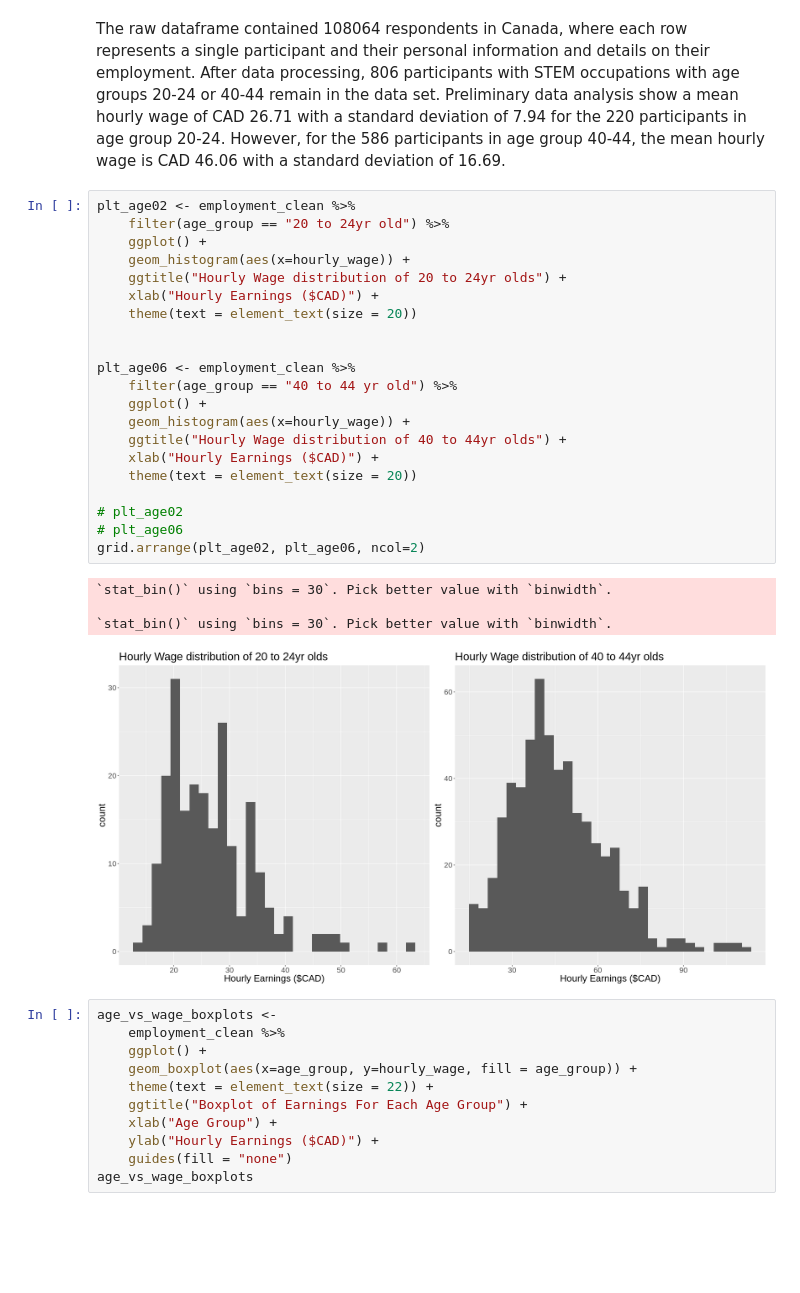
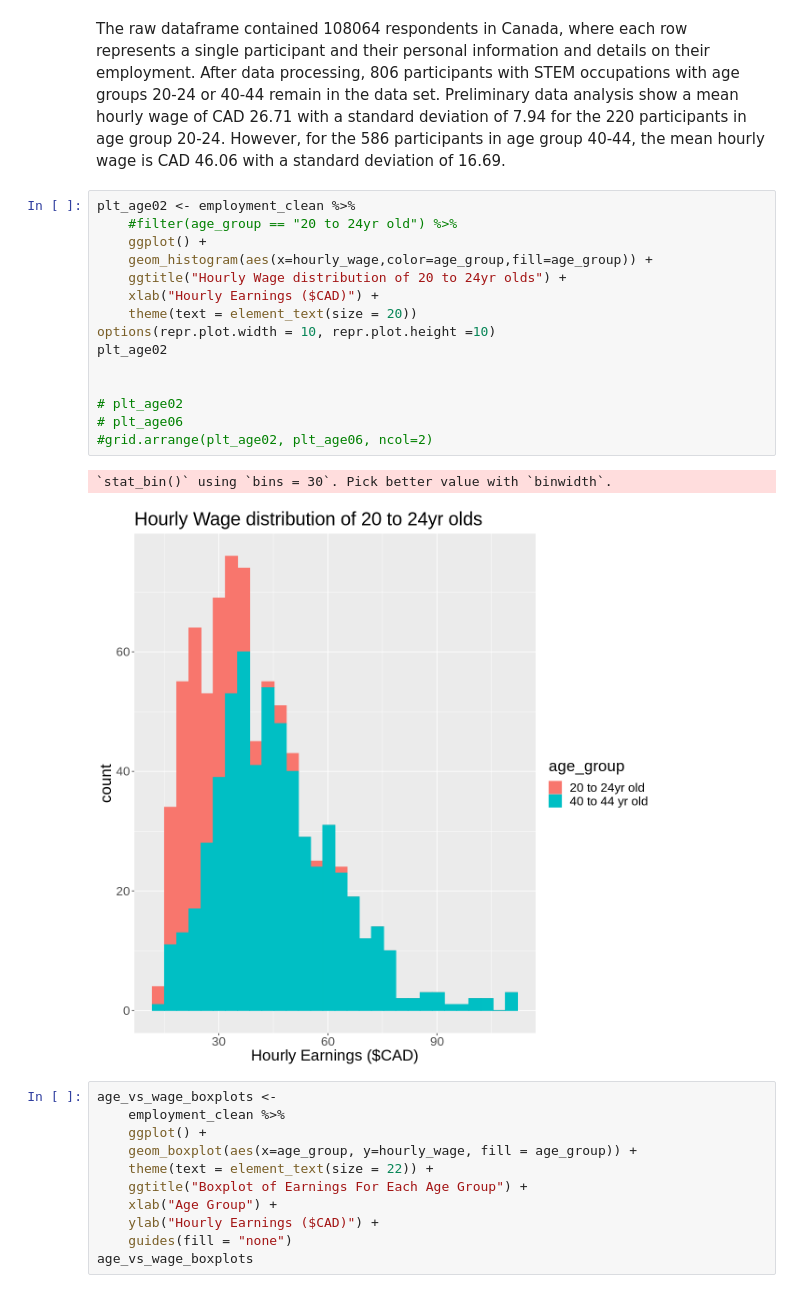
Before and after one commit to GWilliam02/STAT201-Project, a Jupyter notebook: final_report.ipynb, the cells around one changed output. Saved outputs shown, nothing was run; the diff lists cells and outputs as text; blank space fills up the shorter version.

Commit message:
chnaged graph

```diff
--- a/final_report.ipynb
+++ b/final_report.ipynb
@@ -96,30 +96,22 @@ A tibble: 2 × 4
 The raw dataframe contained 108064 respondents in Canada, where each row represents a single participant and their personal information and details on their employment. After data processing, 806 participants with STEM occupations with age groups 20-24 or 40-44 remain in the data set. Preliminary data analysis show a mean hourly wage of CAD 26.71 with a standard deviation of 7.94 for the 220 participants in age group 20-24. However, for the 586 participants in age group 40-44, the mean hourly wage is CAD 46.06 with a standard deviation of 16.69.
 # %%
 plt_age02 <- employment_clean %>%
-    filter(age_group == "20 to 24yr old") %>%
+    #filter(age_group == "20 to 24yr old") %>%
     ggplot() +
-    geom_histogram(aes(x=hourly_wage)) +
+    geom_histogram(aes(x=hourly_wage,color=age_group,fill=age_group)) +
     ggtitle("Hourly Wage distribution of 20 to 24yr olds") +
     xlab("Hourly Earnings ($CAD)") +
     theme(text = element_text(size = 20))
+options(repr.plot.width = 10, repr.plot.height =10)
+plt_age02
 
-
-plt_age06 <- employment_clean %>%
-    filter(age_group == "40 to 44 yr old") %>%
-    ggplot() +
-    geom_histogram(aes(x=hourly_wage)) +
-    ggtitle("Hourly Wage distribution of 40 to 44yr olds") +
-    xlab("Hourly Earnings ($CAD)") +
-    theme(text = element_text(size = 20))
 
 # plt_age02
 # plt_age06
-grid.arrange(plt_age02, plt_age06, ncol=2)
+#grid.arrange(plt_age02, plt_age06, ncol=2)
 # %% [output]
 `stat_bin()` using `bins = 30`. Pick better value with `binwidth`.
-
-`stat_bin()` using `bins = 30`. Pick better value with `binwidth`.
-[figure, old version]
+[figure, new version]
 # %%
 age_vs_wage_boxplots <-
     employment_clean %>%
```
